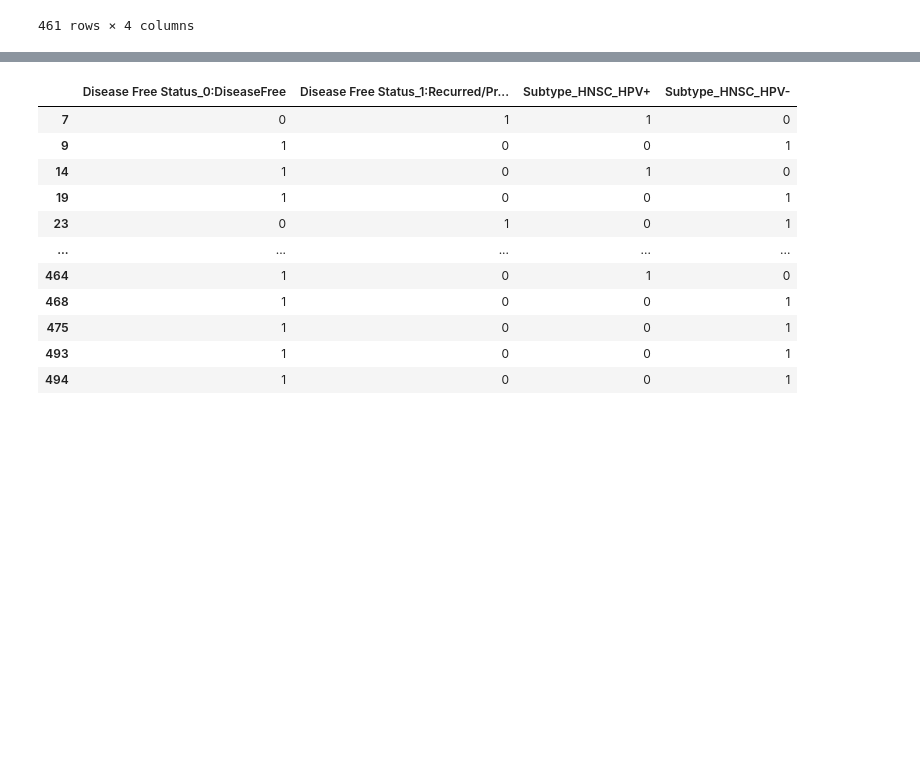
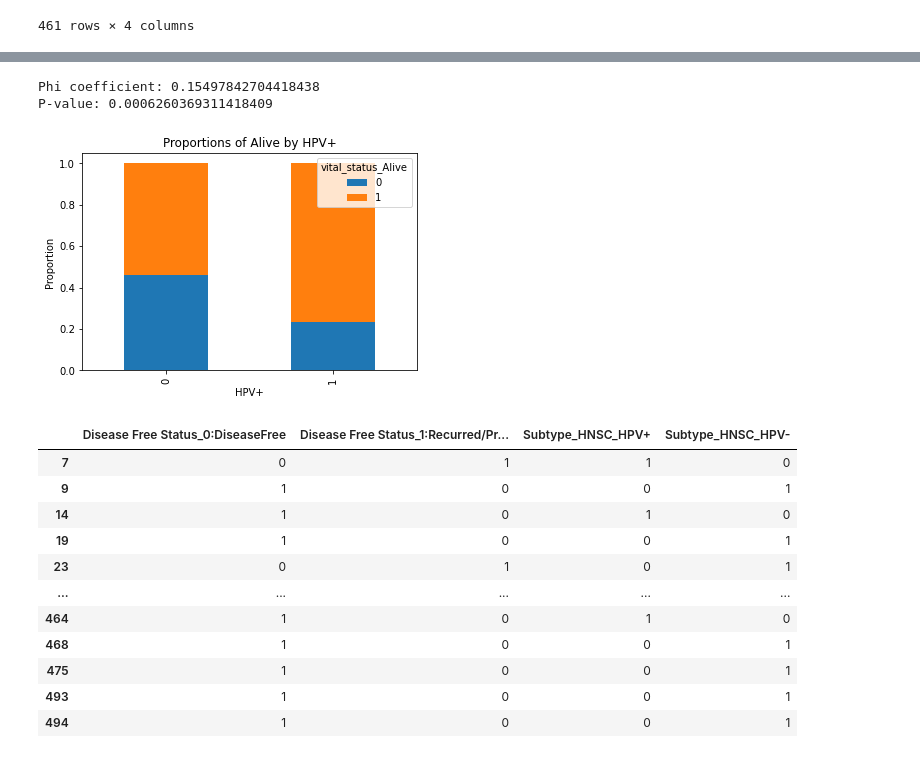
Before and after one commit to Enable72/ECE204-PROJECT4, a Jupyter notebook: hpv.ipynb, the cells around one changed output, grey strips where cells are left out. Drawn from its saved outputs; the diff is of its cells as text; code cells hidden in the pictures; blank space fills up the shorter version.

```diff
--- a/hpv.ipynb
+++ b/hpv.ipynb
@@ -84,3 +84,19 @@ correlation coef: 0.16082598991475966 ; p value: 0.00036633236711967735
+# %%
+contingency_table = pd.crosstab(df['Subtype_HNSC_HPV+'], df['vital_status_Alive'])
+chi2,p_value,_,_ = chi2_contingency(contingency_table)
+phi_coefficient = np.sqrt(chi2/(len(df)*min(contingency_table.shape[0]-1,contingency_table.shape[1]-1)))
+print("Phi coefficient:", phi_coefficient)
+print("P-value:", p_value)
+proportions = df.groupby('Subtype_HNSC_HPV+')['vital_status_Alive'].value_counts(normalize=True).unstack()
+proportions.plot(kind='bar', stacked=True)
+plt.xlabel('HPV+')
+plt.ylabel('Proportion')
+plt.title('Proportions of Alive by HPV+')
+plt.show()
+# %% [output]
+Phi coefficient: 0.15497842704418438
+P-value: 0.0006260369311418409
+[figure, added]
 # %%
 df = merged[['Disease Free Status','Subtype']]
 df = df.dropna()
```
Also changed, not shown: parts of 7 cells of this notebook.
